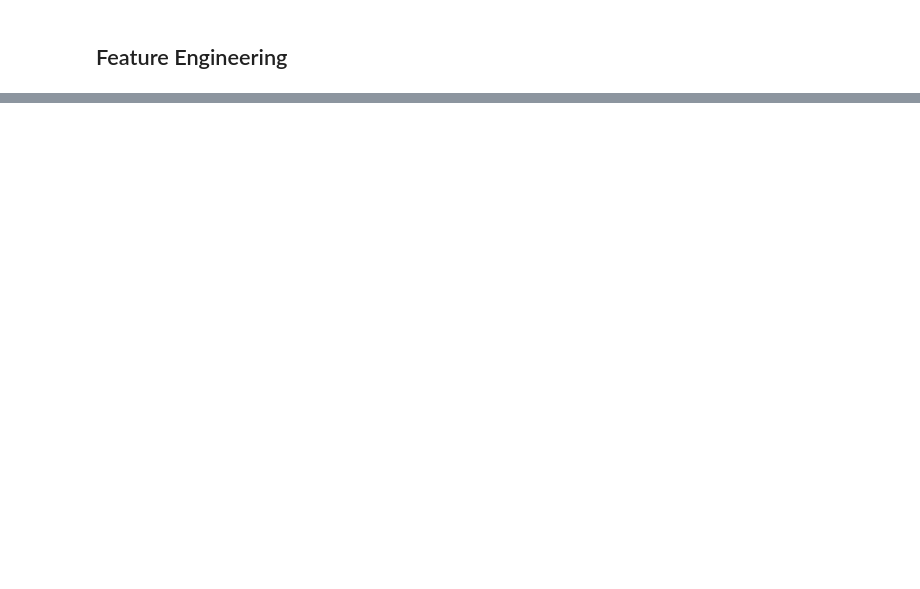
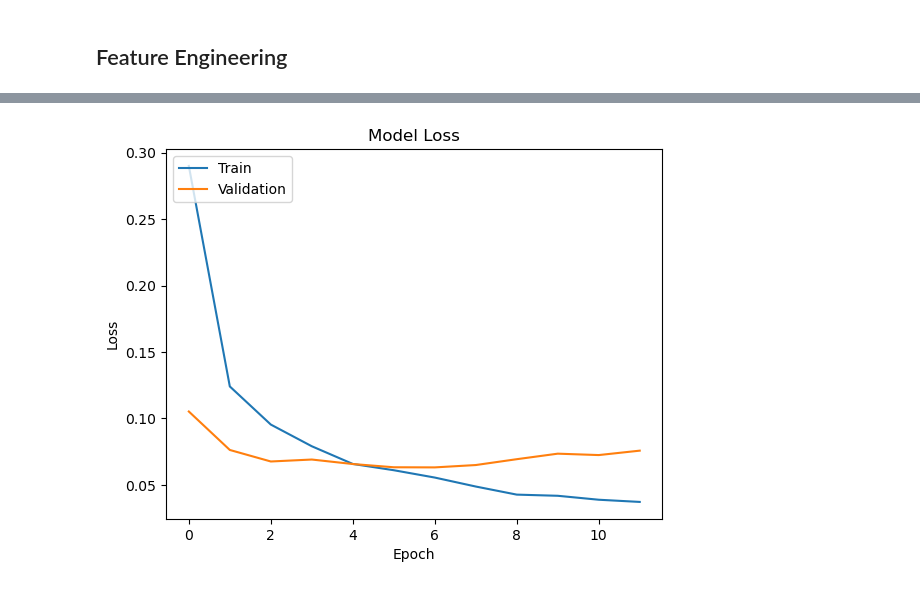
Before and after one commit to itsGarrin/defaults-charge-off-prediction, a Jupyter notebook: notebook/defaults-charge-off-prediction.ipynb, the cells around one changed output, grey strips where cells are left out. Saved outputs shown, nothing was run; the diff lists cells and outputs as text; code cells hidden in the pictures; blank space fills up the shorter version.

```diff
--- a/notebook/defaults-charge-off-prediction.ipynb
+++ b/notebook/defaults-charge-off-prediction.ipynb
@@ -173,0 +425,13 @@ df
+# %%
+# Build the final model with best parameters
+ann_model = Sequential()
+ann_model.add(Dense(best_params['num_units'], activation='relu', input_shape=(X_train_scaled.shape[1],)))
+ann_model.add(BatchNormalization())
+ann_model.add(Dropout(best_params['dropout_rate']))
+
+for _ in range(best_params['num_layers'] - 1):
+    ann_model.add(Dense(best_params['num_units'] // 2, activation='relu'))
+    ann_model.add(Dropout(best_params['dropout_rate']))
+    best_params['num_units'] = best_params['num_units'] // 2
+
+ann_model.add(Dense(num_classes, activation='softmax'))
@@ -173,0 +440,10 @@ df
+# %%
+# compile the model
+ann_model.compile(optimizer=Adam(learning_rate=0.0005), loss='sparse_categorical_crossentropy', metrics=['accuracy'])
+# %%
+# create a callback to stop training if the validation loss does not decrease for 10 epochs
+callback = EarlyStopping(monitor='val_loss', patience=5, restore_best_weights=True)
+# %%
+# fit the model
+history = ann_model.fit(X_train_scaled, y_train, validation_split=0.2, epochs=1000, batch_size=64,
+                        callbacks=[callback])
@@ -173,0 +513,10 @@ df
+# %%
+plt.plot(history.history['loss'])
+plt.plot(history.history['val_loss'])
+plt.title('Model Loss')
+plt.ylabel('Loss')
+plt.xlabel('Epoch')
+plt.legend(['Train', 'Validation'], loc='upper left')
+plt.show()
+# %% [output]
+[figure, added]
```
Also changed, not shown: parts of 45 cells of this notebook.
